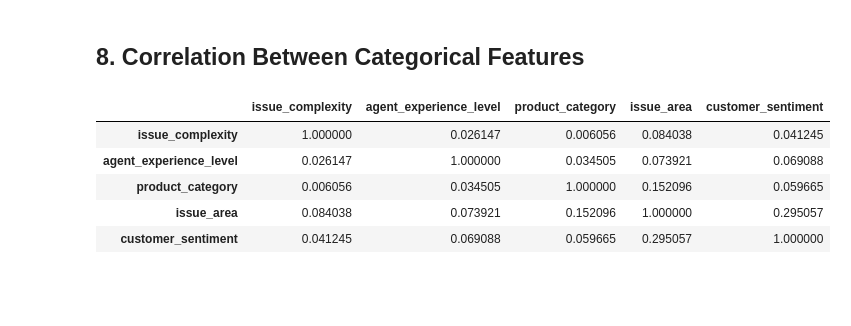
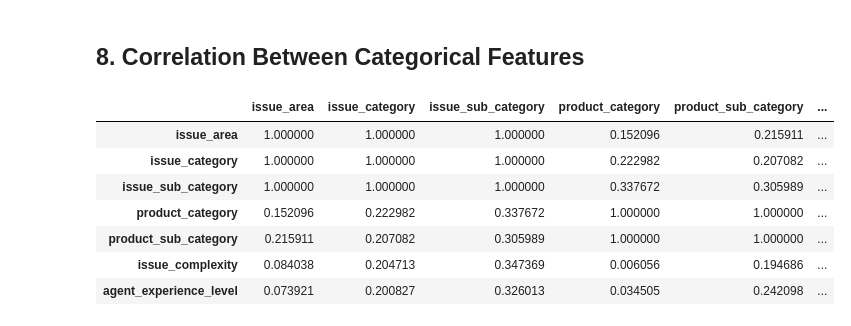
Before and after one commit to sulucay01/DI725-assignment1, a Jupyter notebook: notebooks/01_eda.ipynb, the cells around one changed output. Drawn from its saved outputs; the diff is of its cells as text; code cells hidden in the pictures; blank space fills up the shorter version.

```diff
--- a/notebooks/01_eda.ipynb
+++ b/notebooks/01_eda.ipynb
@@ -722,39 +722,45 @@ Passing `palette` without assigning `hue` is deprecated and will be removed in v
 # %%
 from scipy.stats import chi2_contingency
 
 def cramers_v(x, y):
     contingency_table = pd.crosstab(x, y)
     chi2 = chi2_contingency(contingency_table)[0]
     n = contingency_table.sum().sum()
     r, k = contingency_table.shape
     return np.sqrt(chi2 / (n * (min(r-1, k-1))))
 
 # Variables to include
 corr_features = [
+    "issue_area",
+    "issue_category",
+    "issue_sub_category",
+    #"issue_category_sub_category",
+    "product_category",
+    "product_sub_category",
     "issue_complexity",
     "agent_experience_level",
-    "product_category",
-    "issue_area",
-    "customer_sentiment"
+    #"agent_experience_level_desc"
 ]
 
 # Create correlation matrix
 cramers_matrix = pd.DataFrame(index=corr_features, columns=corr_features)
 
 for col1 in corr_features:
     for col2 in corr_features:
         cramers_matrix.loc[col1, col2] = cramers_v(train[col1], train[col2])
 
 cramers_matrix = cramers_matrix.astype(float)
 
 display(cramers_matrix)
 # %% [output]
-|  | issue_complexity | agent_experience_level | product_category | issue_area | customer_sentiment |
-| issue_complexity | 1.000000 | 0.026147 | 0.006056 | 0.084038 | 0.041245 |
-| agent_experience_level | 0.026147 | 1.000000 | 0.034505 | 0.073921 | 0.069088 |
-| product_category | 0.006056 | 0.034505 | 1.000000 | 0.152096 | 0.059665 |
-| issue_area | 0.084038 | 0.073921 | 0.152096 | 1.000000 | 0.295057 |
-| customer_sentiment | 0.041245 | 0.069088 | 0.059665 | 0.295057 | 1.000000 |
+|  | issue_area | issue_category | issue_sub_category | product_category | product_sub_category | ... |
+| issue_area | 1.000000 | 1.000000 | 1.000000 | 0.152096 | 0.215911 | ... |
+| issue_category | 1.000000 | 1.000000 | 1.000000 | 0.222982 | 0.207082 | ... |
+| issue_sub_category | 1.000000 | 1.000000 | 1.000000 | 0.337672 | 0.305989 | ... |
+| product_category | 0.152096 | 0.222982 | 0.337672 | 1.000000 | 1.000000 | ... |
+| product_sub_category | 0.215911 | 0.207082 | 0.305989 | 1.000000 | 1.000000 | ... |
+| issue_complexity | 0.084038 | 0.204713 | 0.347369 | 0.006056 | 0.194686 | ... |
+| agent_experience_level | 0.073921 | 0.200827 | 0.326013 | 0.034505 | 0.242098 | ... |
 # %%
 plt.figure(figsize=(8,6))
 
```
Also changed, not shown: parts of 4 cells of this notebook.
